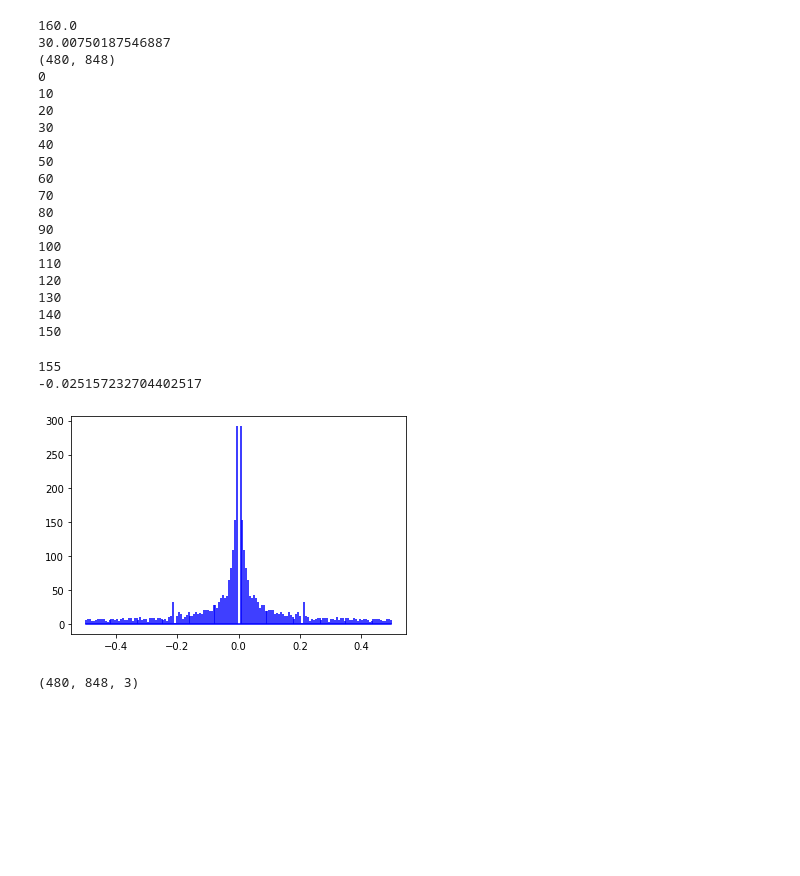
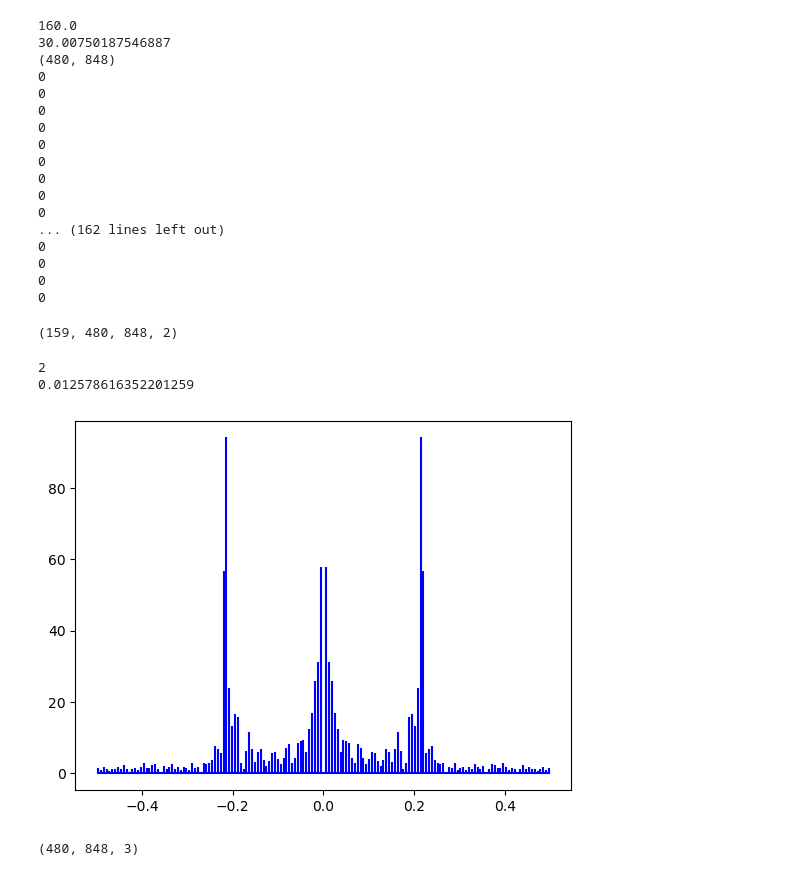
Before and after one commit to akshatsanghvi211103/DIP_Project, a Jupyter notebook: modal.ipynb, the cells around one changed output. Saved outputs shown, nothing was run; the diff lists cells and outputs as text; code cells hidden in the pictures; blank space fills up the shorter version.

```diff
--- a/modal.ipynb
+++ b/modal.ipynb
@@ -5,15 +5,17 @@ import cv2
 import numpy as np
 import matplotlib.pyplot as plt
 from numpy.fft import fft, ifft
-
+,
 
 # Open the video file
-cap = cv2.VideoCapture('bobble.mp4')
+cap = cv2.VideoCapture('./dataset/bobble.mp4')
 frames = cap.get(cv2.CAP_PROP_FRAME_COUNT)
 fps = cap.get(cv2.CAP_PROP_FPS)
 print(frames)
 print(fps)
+
 # Initialize previous frame
+
 ret, prev_frame = cap.read()
 prev_frame_gray = cv2.cvtColor(prev_frame, cv2.COLOR_BGR2GRAY)
 print(prev_frame_gray.shape)
@@ -60,6 +62,7 @@ while True:
 
     # Convert HSV to BGR
     flow_rgb = cv2.cvtColor(hsv, cv2.COLOR_HSV2BGR)
+    print(np.min(flow_rgb))
 
     # Display the frame with optical flow
     # print(flow_rgb)
@@ -81,42 +84,44 @@ while True:
 30.00750187546887
 (480, 848)
 0
-10
-20
-30
-40
-50
-60
-70
-80
-90
-100
-110
-120
-130
-140
-150
+0
+0
+0
+0
+0
+0
+0
+0
+... (162 lines left out)
+0
+0
+0
+0
+# %%
+print(disp.shape)
+# %% [output]
+(159, 480, 848, 2)
 # %%
-x = disp[:, 215, 260, 1]
+x = disp[:, 215, 260, 0]
 x = x - np.mean(x)
 # plt.plot(x)
 fft_result = np.fft.fft(x)
 num_samples = x.shape[0]
 frequencies = np.fft.fftfreq(num_samples)
 magnitude = np.abs(fft_result)
 # print(np.max(magnitude))
 plt.stem(frequencies, magnitude, 'b', markerfmt=" ", basefmt="-b")
 
 max_freq_index = np.argsort(magnitude)[::-1][6]
 print(max_freq_index)
 max_freq = frequencies[max_freq_index]
 print(max_freq)
 
 plt.show()
 # %% [output]
-155
--0.025157232704402517
+2
+0.012578616352201259
-[figure, old version]
+[figure, new version]
 # %%
 print(prev_frame.shape)
 print()
```
Also changed, not shown: parts of 3 cells of this notebook, 22 other files.
